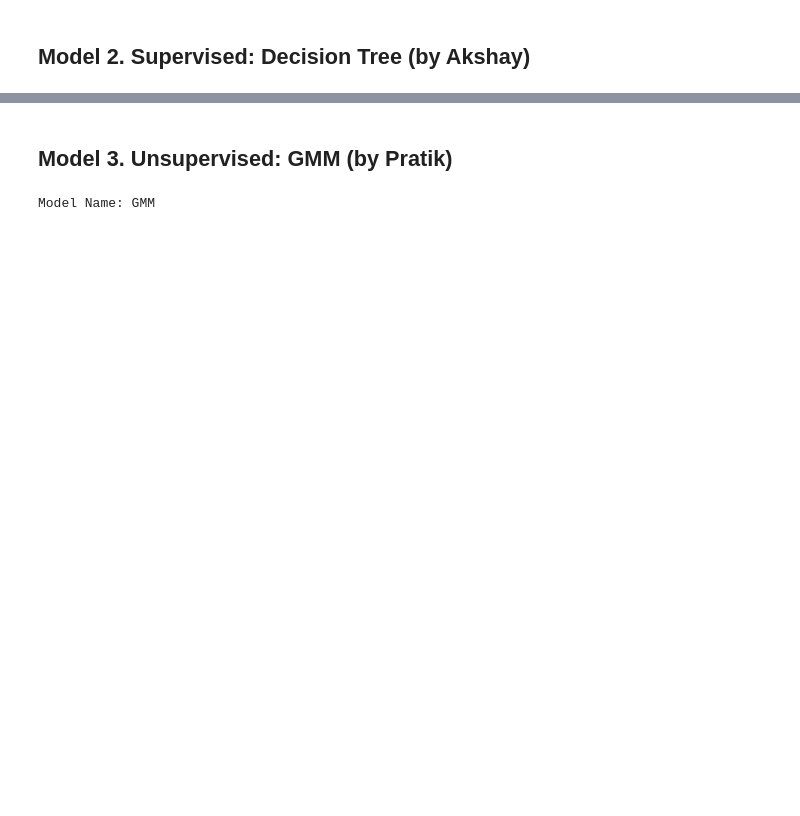
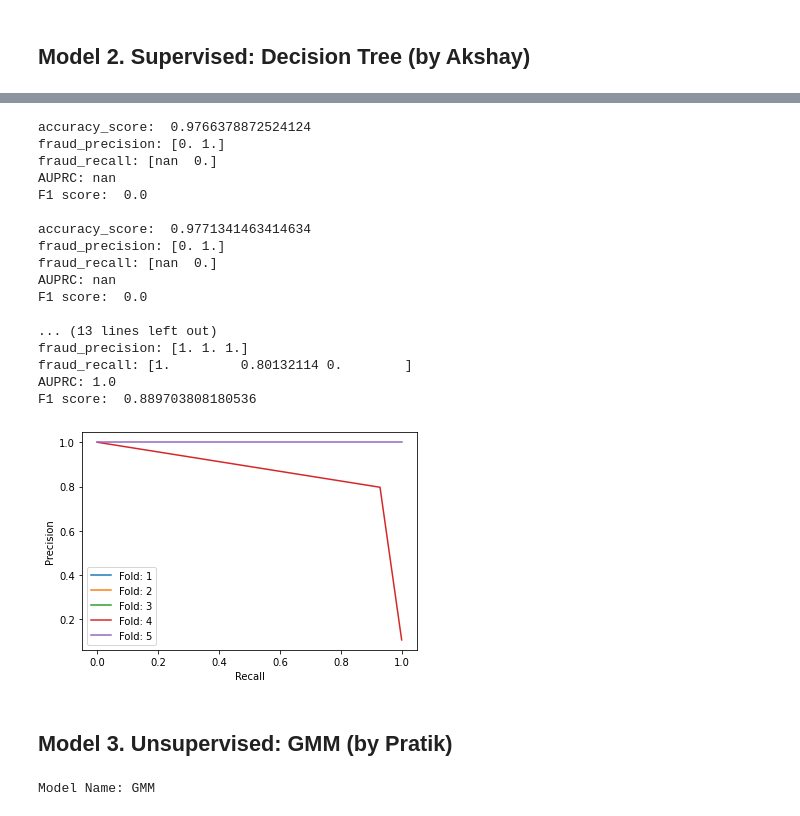
Before and after one commit to kennylee9672/EthereumFraudDetection, a Jupyter notebook: EthereumFraudModeling.ipynb, the cells around one changed output, grey strips where cells are left out. Saved outputs shown, nothing was run; the diff lists cells and outputs as text; code cells hidden in the pictures; blank space fills up the shorter version.

```diff
--- a/EthereumFraudModeling.ipynb
+++ b/EthereumFraudModeling.ipynb
@@ -221,3 +323,49 @@ display(efm.data.head())
+# %%
+c=1
+for train, test in kf.split(X):
+    X_train, X_test = X.iloc[train], X.iloc[test]
+    y_train, y_test = Y.iloc[train], Y.iloc[test]
+
+    dtc = dtc.fit(X_train,y_train)
+    prediction = []
+    prediction = dtc.predict(X_test)
+
+    accu = accuracy_score(y_test,prediction)
+    print("accuracy_score: ",accu)
+
+    y_pred = dtc.predict_proba(X_test)
+    fraud_precision, fraud_recall, thresholds = precision_recall_curve(y_test, y_pred[:, 1])
+    print("fraud_precision:",fraud_precision)
+    print("fraud_recall:",fraud_recall)
+    print ("AUPRC:", auc(fraud_recall, fraud_precision))
+    print("F1 score: ", f1_score(y_pred=prediction, y_true=y_test),'\n')
+    temp = 'Fold: '+str(c)
+    plt.plot (fraud_recall, fraud_precision,label=temp)
+    c=c+1
+
+plt.xlabel('Recall')
+plt.ylabel('Precision')
+plt.legend()
+plt.show()
+# %% [output]
+accuracy_score:  0.9766378872524124
+fraud_precision: [0. 1.]
+fraud_recall: [nan  0.]
+AUPRC: nan
+F1 score:  0.0
+
+accuracy_score:  0.9771341463414634
+fraud_precision: [0. 1.]
+fraud_recall: [nan  0.]
+AUPRC: nan
+F1 score:  0.0
+
+... (13 lines left out)
+fraud_precision: [1. 1. 1.]
+fraud_recall: [1.         0.80132114 0.        ]
+AUPRC: 1.0
+F1 score:  0.889703808180536
+[figure, added]
 # %% [markdown]
 ## Model 3. Unsupervised: GMM (by Pratik)
 # %%
```
Also changed, not shown: parts of 5 cells of this notebook.
